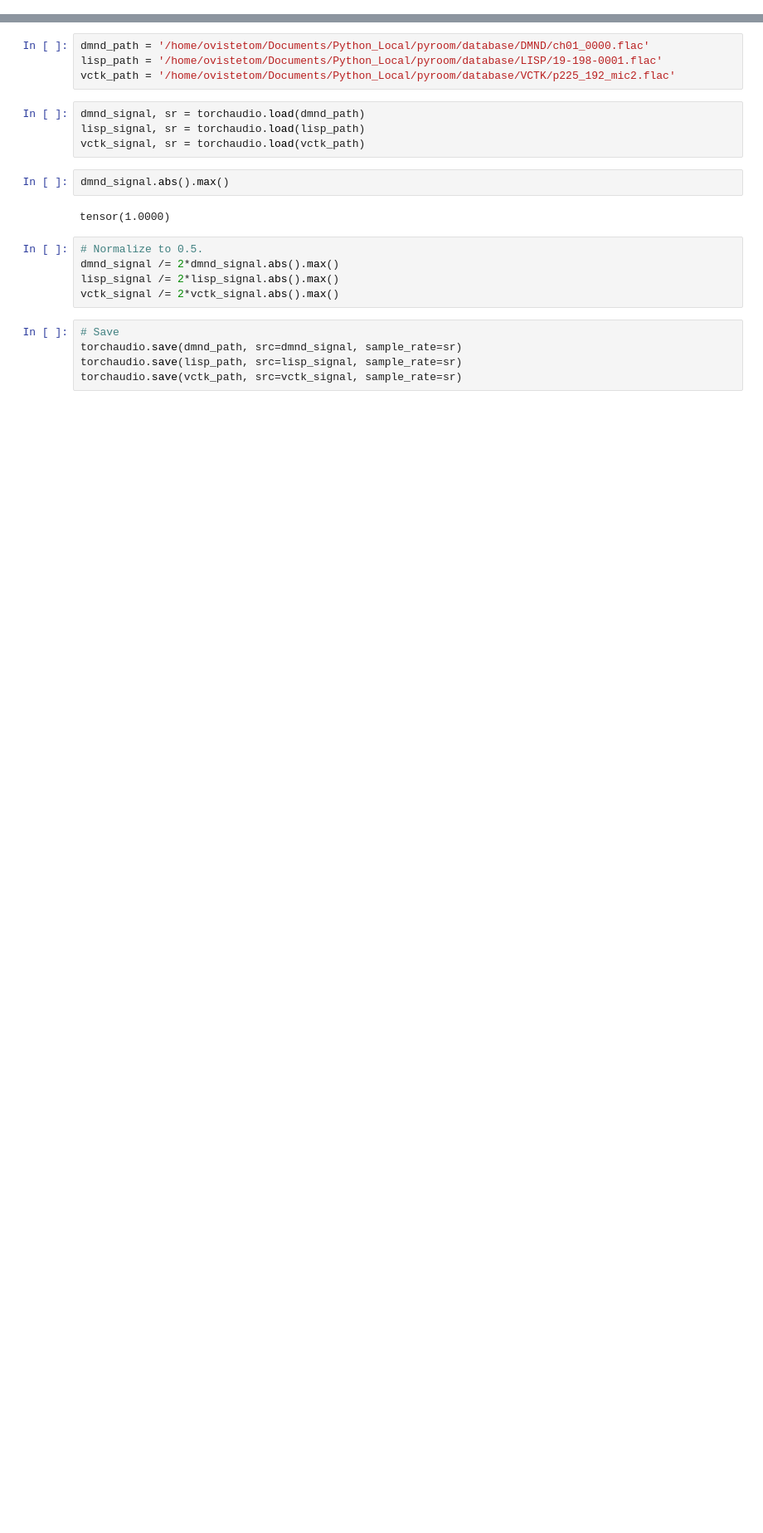
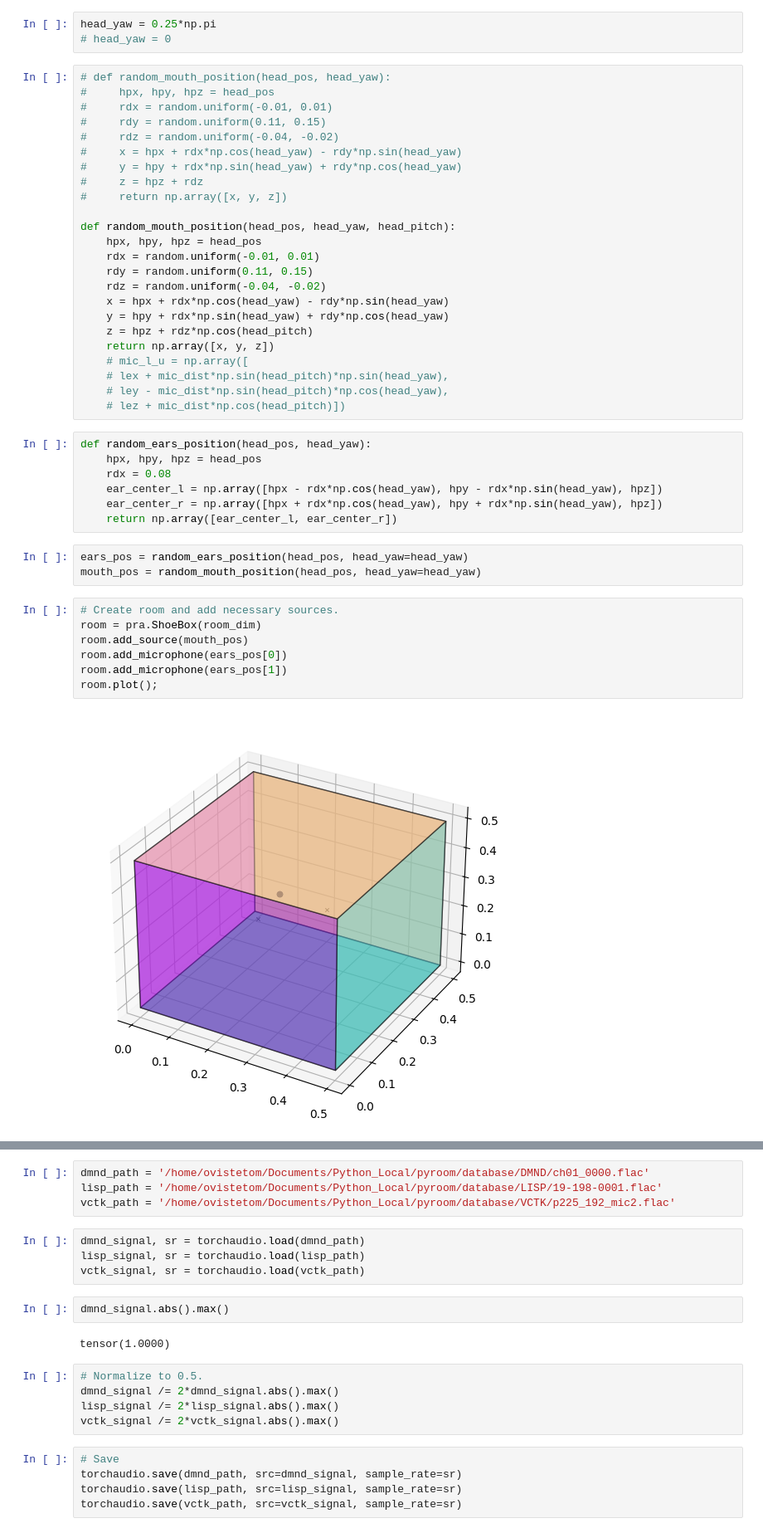
Before and after one commit to ovistetom/mix-ears-wham, a Jupyter notebook: src/test.ipynb, the cells around one changed output, grey strips where cells are left out. Shown at 83% size. Saved outputs shown, nothing was run; the diff lists cells and outputs as text; blank space fills up the shorter version.

Commit message:
ovstm: Tests on pitch and yaw

```diff
--- a/src/test.ipynb
+++ b/src/test.ipynb
@@ -3,0 +9,46 @@ import torchaudio
+# %%
+head_yaw = 0.25*np.pi
+# head_yaw = 0
+# %%
+# def random_mouth_position(head_pos, head_yaw):
+#     hpx, hpy, hpz = head_pos
+#     rdx = random.uniform(-0.01, 0.01)
+#     rdy = random.uniform(0.11, 0.15)
+#     rdz = random.uniform(-0.04, -0.02)
+#     x = hpx + rdx*np.cos(head_yaw) - rdy*np.sin(head_yaw)
+#     y = hpy + rdx*np.sin(head_yaw) + rdy*np.cos(head_yaw)
+#     z = hpz + rdz
+#     return np.array([x, y, z])
+
+def random_mouth_position(head_pos, head_yaw, head_pitch):
+    hpx, hpy, hpz = head_pos
+    rdx = random.uniform(-0.01, 0.01)
+    rdy = random.uniform(0.11, 0.15)
+    rdz = random.uniform(-0.04, -0.02)
+    x = hpx + rdx*np.cos(head_yaw) - rdy*np.sin(head_yaw)
+    y = hpy + rdx*np.sin(head_yaw) + rdy*np.cos(head_yaw)
+    z = hpz + rdz*np.cos(head_pitch)
+    return np.array([x, y, z])
+    # mic_l_u = np.array([
+    # lex + mic_dist*np.sin(head_pitch)*np.sin(head_yaw),
+    # ley - mic_dist*np.sin(head_pitch)*np.cos(head_yaw),
+    # lez + mic_dist*np.cos(head_pitch)])
+# %%
+def random_ears_position(head_pos, head_yaw):
+    hpx, hpy, hpz = head_pos
+    rdx = 0.08
+    ear_center_l = np.array([hpx - rdx*np.cos(head_yaw), hpy - rdx*np.sin(head_yaw), hpz])
+    ear_center_r = np.array([hpx + rdx*np.cos(head_yaw), hpy + rdx*np.sin(head_yaw), hpz])
+    return np.array([ear_center_l, ear_center_r])
+# %%
+ears_pos = random_ears_position(head_pos, head_yaw=head_yaw)
+mouth_pos = random_mouth_position(head_pos, head_yaw=head_yaw)
+# %%
+# Create room and add necessary sources.
+room = pra.ShoeBox(room_dim)
+room.add_source(mouth_pos)
+room.add_microphone(ears_pos[0])
+room.add_microphone(ears_pos[1])
+room.plot();
+# %% [output]
+[figure, added]
```
Also changed, not shown: parts of 14 cells of this notebook, 1 other file.
